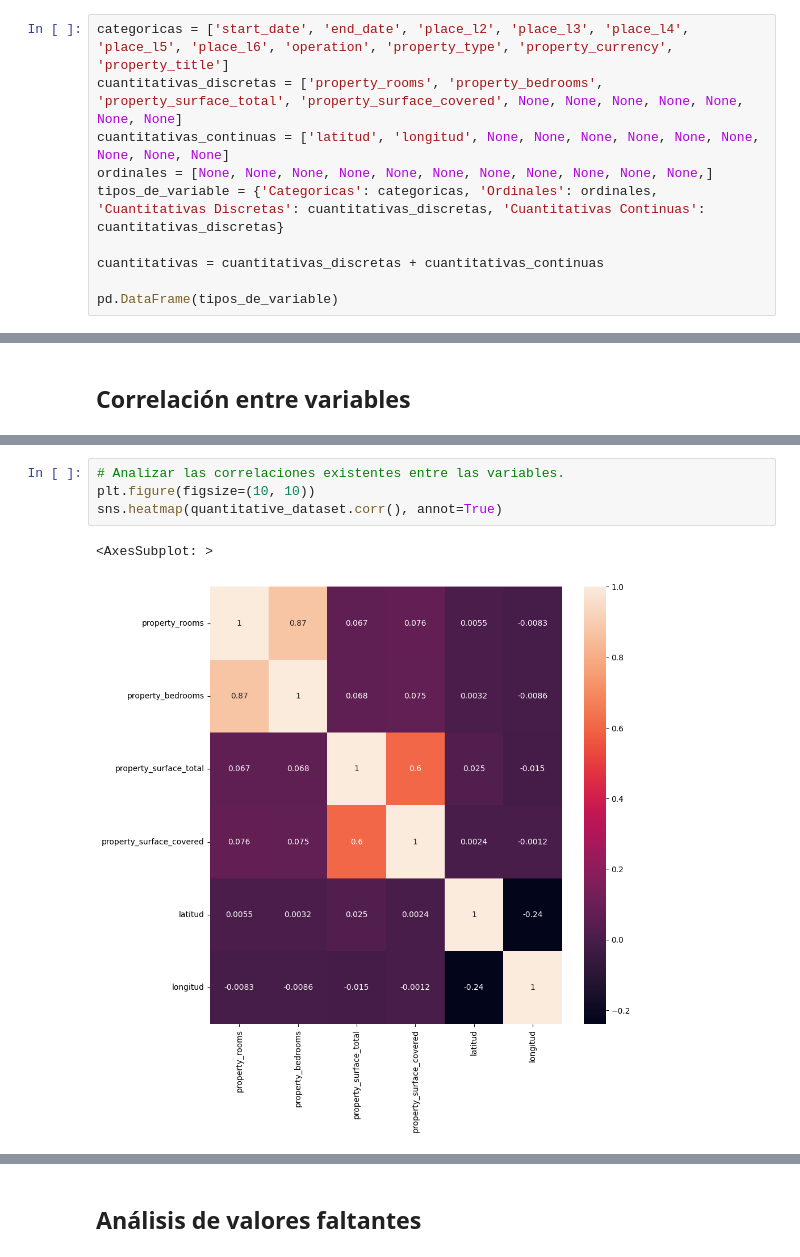
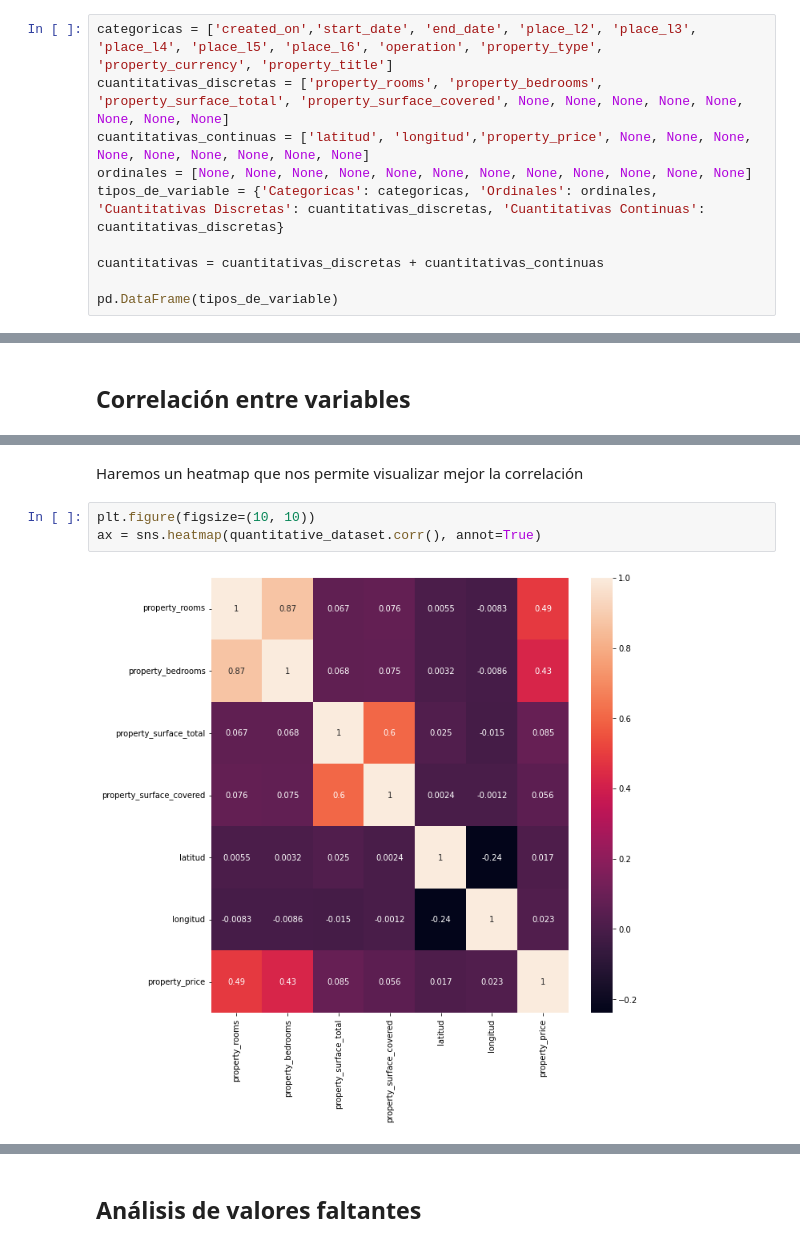
Before and after one commit to Naza26/7506R-2C2022-GRUPO01, a Jupyter notebook: 7506R_TP1_GRUPO1_ENTREGA.ipynb, the cells around one changed output, grey strips where cells are left out. Saved outputs shown, nothing was run; the diff lists cells and outputs as text.

```diff
--- a/7506R_TP1_GRUPO1_ENTREGA.ipynb
+++ b/7506R_TP1_GRUPO1_ENTREGA.ipynb
@@ -215,10 +234,10 @@ Analizando los tipos de dato de los campos:
 # %% [markdown]
 ### Tipos de variable
 # %%
-categoricas = ['start_date', 'end_date', 'place_l2', 'place_l3', 'place_l4', 'place_l5', 'place_l6', 'operation', 'property_type', 'property_currency', 'property_title']
-cuantitativas_discretas = ['property_rooms', 'property_bedrooms', 'property_surface_total', 'property_surface_covered', None, None, None, None, None, None, None]
-cuantitativas_continuas = ['latitud', 'longitud', None, None, None, None, None, None, None, None, None]
-ordinales = [None, None, None, None, None, None, None, None, None, None, None,]
+categoricas = ['created_on','start_date', 'end_date', 'place_l2', 'place_l3', 'place_l4', 'place_l5', 'place_l6', 'operation', 'property_type', 'property_currency', 'property_title']
+cuantitativas_discretas = ['property_rooms', 'property_bedrooms', 'property_surface_total', 'property_surface_covered', None, None, None, None, None, None, None, None]
+cuantitativas_continuas = ['latitud', 'longitud','property_price', None, None, None, None, None, None, None, None, None]
+ordinales = [None, None, None, None, None, None, None, None, None, None, None, None]
 tipos_de_variable = {'Categoricas': categoricas, 'Ordinales': ordinales, 'Cuantitativas Discretas': cuantitativas_discretas, 'Cuantitativas Continuas': cuantitativas_discretas}
 
 cuantitativas = cuantitativas_discretas + cuantitativas_continuas
@@ -620,7 +652,7 @@ quantitative_dataset.corr()
+# %% [markdown]
+Haremos un heatmap que nos permite visualizar mejor la correlación
 # %%
-# Analizar las correlaciones existentes entre las variables.
 plt.figure(figsize=(10, 10))
-sns.heatmap(quantitative_dataset.corr(), annot=True)
+ax = sns.heatmap(quantitative_dataset.corr(), annot=True)
 # %% [output]
-<AxesSubplot: >
-[figure, old version]
+[figure, new version]
```
Also changed, not shown: parts of 35 cells of this notebook.
